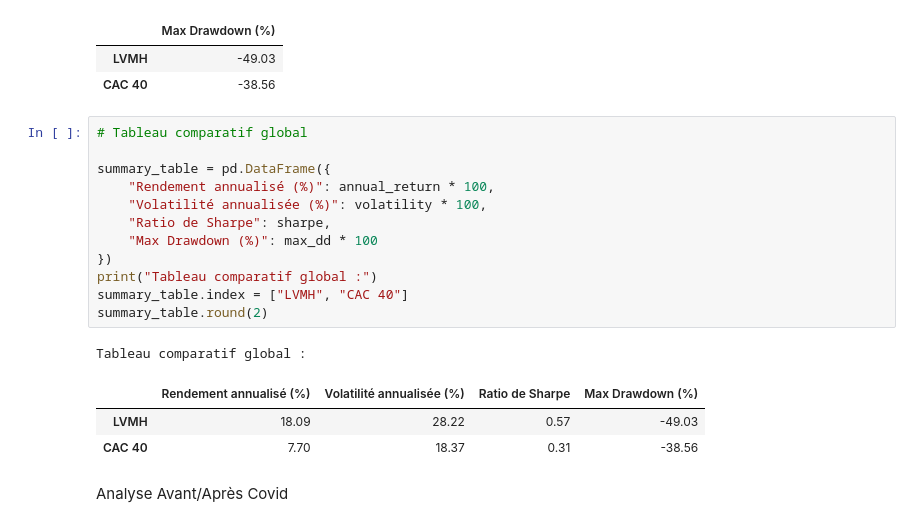
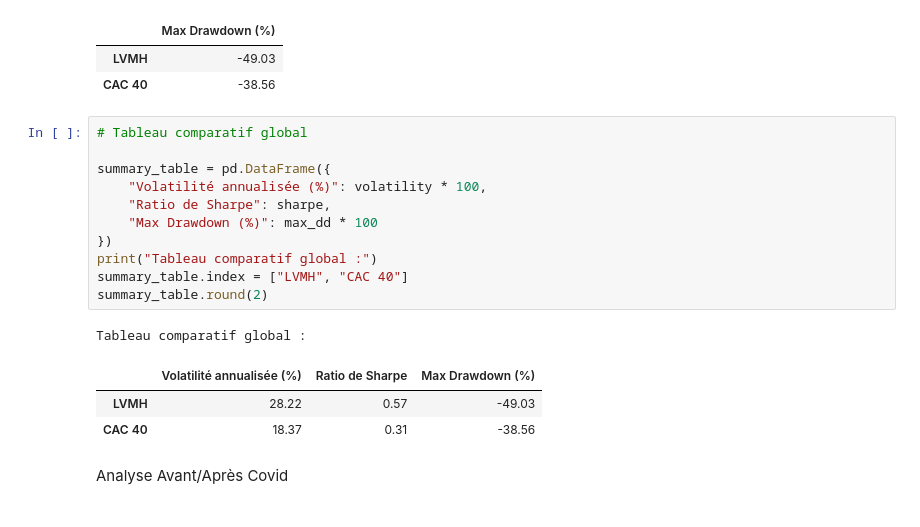
Before and after one commit to melynazrd/IAE_METZ_2026_DATA_AUDIT, a Jupyter notebook: SCRIPTS/analyse_lvmh.ipynb, the cells around one changed output. Saved outputs shown, nothing was run; the diff lists cells and outputs as text.

```diff
--- a/SCRIPTS/analyse_lvmh.ipynb
+++ b/SCRIPTS/analyse_lvmh.ipynb
@@ -173,20 +173,19 @@ drawdown_table.round(2)
 # %%
 # Tableau comparatif global
 
 summary_table = pd.DataFrame({
-    "Rendement annualisé (%)": annual_return * 100,
     "Volatilité annualisée (%)": volatility * 100,
     "Ratio de Sharpe": sharpe,
     "Max Drawdown (%)": max_dd * 100
 })
 print("Tableau comparatif global :")
 summary_table.index = ["LVMH", "CAC 40"]
 summary_table.round(2)
 # %% [output]
 Tableau comparatif global :
-|  | Rendement annualisé (%) | Volatilité annualisée (%) | Ratio de Sharpe | Max Drawdown (%) |
-| LVMH | 18.09 | 28.22 | 0.57 | -49.03 |
-| CAC 40 | 7.70 | 18.37 | 0.31 | -38.56 |
+|  | Volatilité annualisée (%) | Ratio de Sharpe | Max Drawdown (%) |
+| LVMH | 28.22 | 0.57 | -49.03 |
+| CAC 40 | 18.37 | 0.31 | -38.56 |
 # %% [markdown]
 Analyse Avant/Après Covid
 # %%
```
Also changed, not shown: parts of 5 cells of this notebook.
